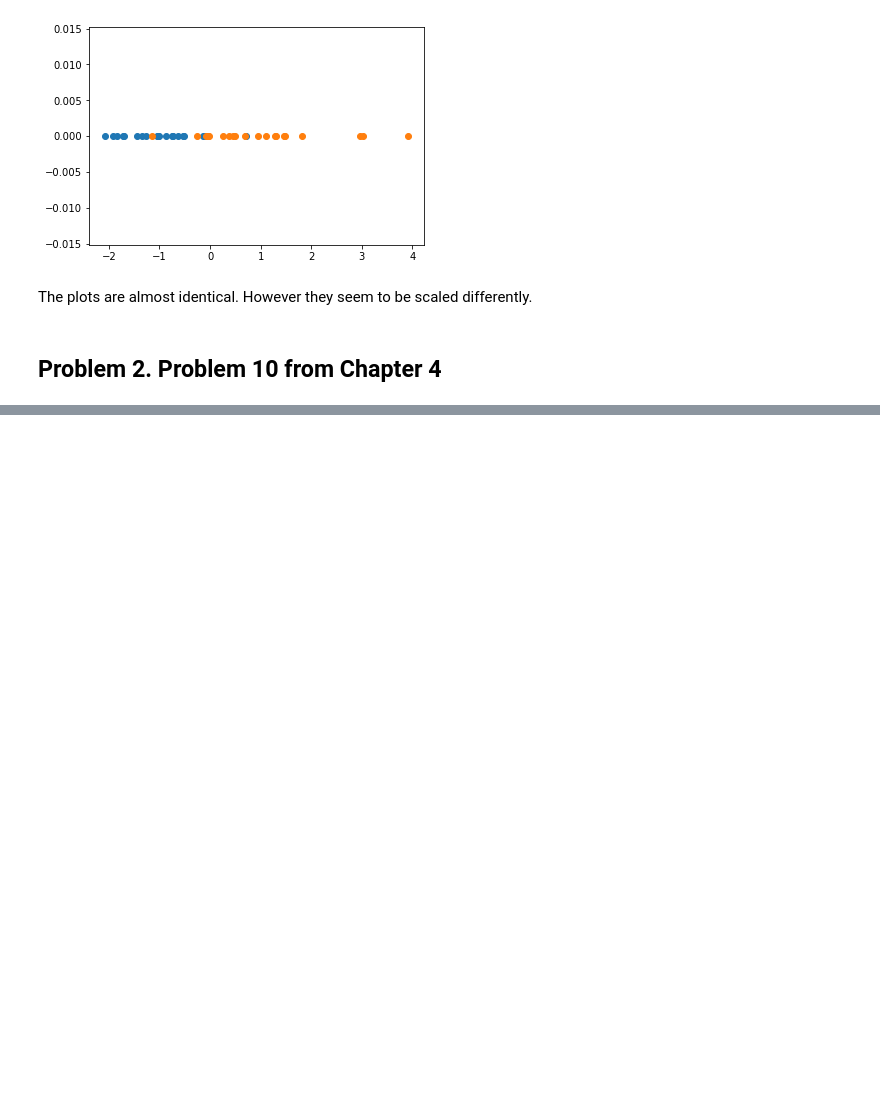
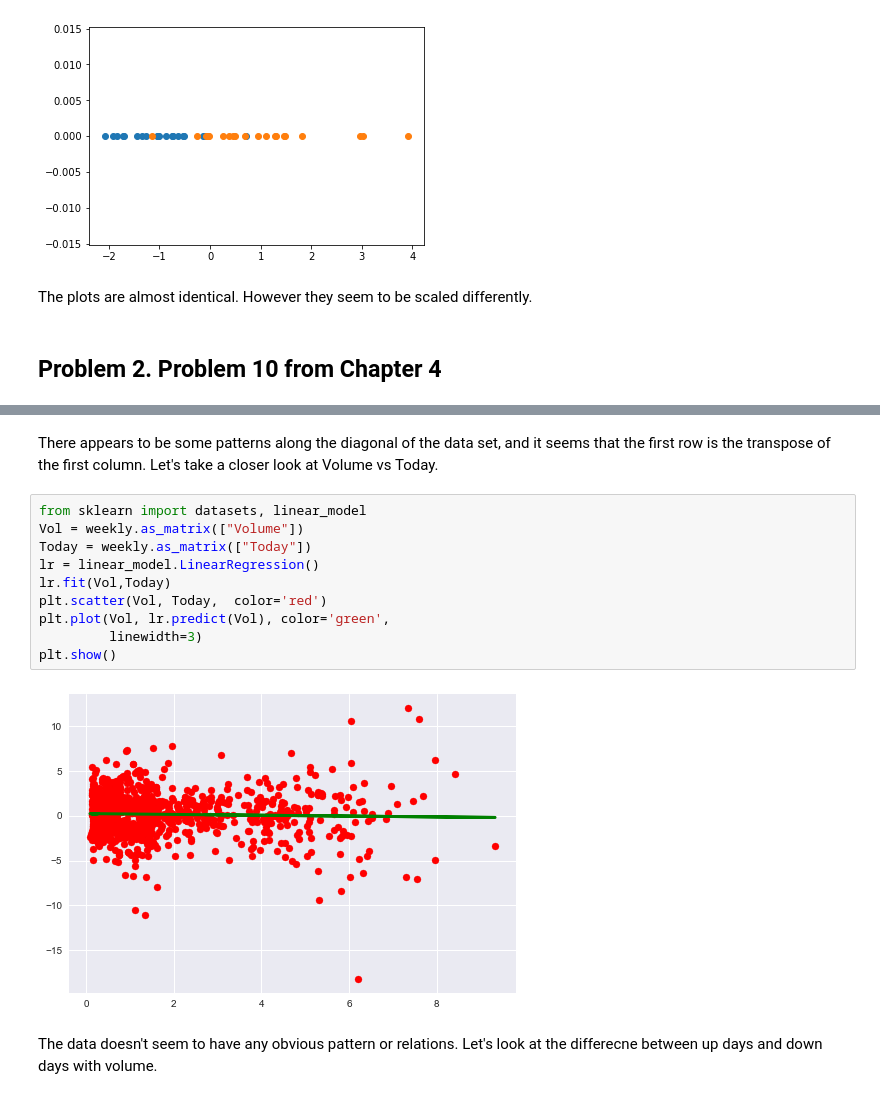
Before and after one commit to carolineeeyao/DSLAB, a Jupyter notebook: Lab5/Lab5.ipynb, the cells around one changed output, grey strips where cells are left out. Cells and saved outputs as stored; diff of their text form; blank space fills up the shorter version.

```diff
--- a/Lab5/Lab5.ipynb
+++ b/Lab5/Lab5.ipynb
@@ -108,0 +136,16 @@ The plots are almost identical. However they seem to be scaled differently.
+# %% [markdown]
+There appears to be some patterns along the diagonal of the data set, and it seems that the first row is the transpose of the first column.  Let's take a closer look at Volume vs Today.
+# %%
+from sklearn import datasets, linear_model
+Vol = weekly.as_matrix(["Volume"])
+Today = weekly.as_matrix(["Today"])
+lr = linear_model.LinearRegression()
+lr.fit(Vol,Today)
+plt.scatter(Vol, Today,  color='red')
+plt.plot(Vol, lr.predict(Vol), color='green',
+         linewidth=3)
+plt.show()
+# %% [output]
+[figure, added]
+# %% [markdown]
+The data doesn't seem to have any obvious pattern or relations.  Let's look at the differecne between up days and down days with volume.
```
Also changed, not shown: parts of 47 cells of this notebook, 2 other files.
